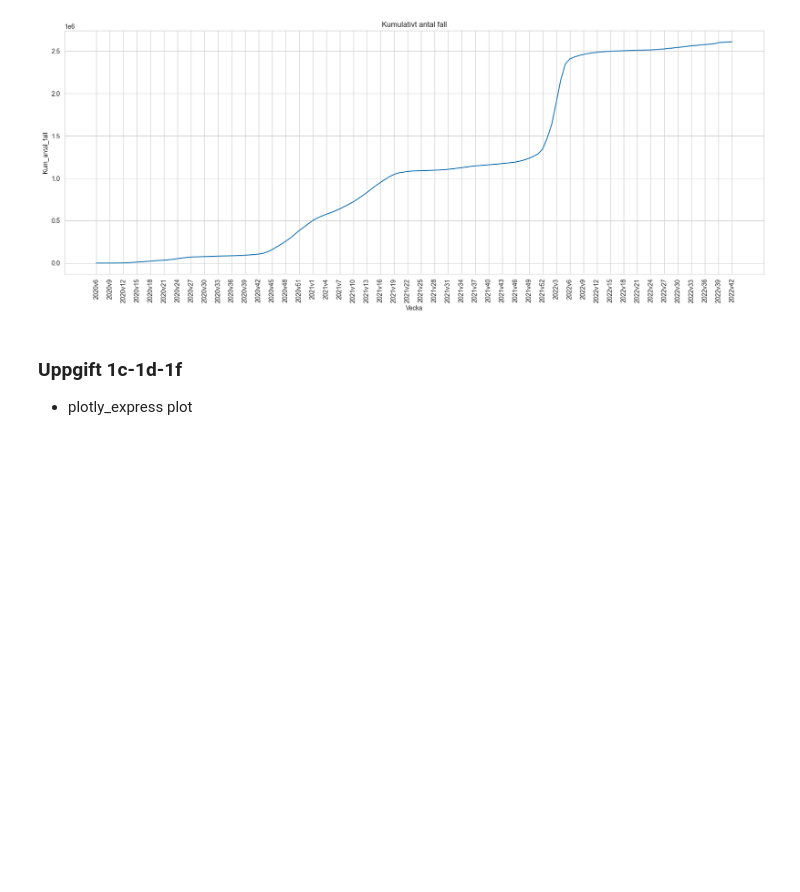
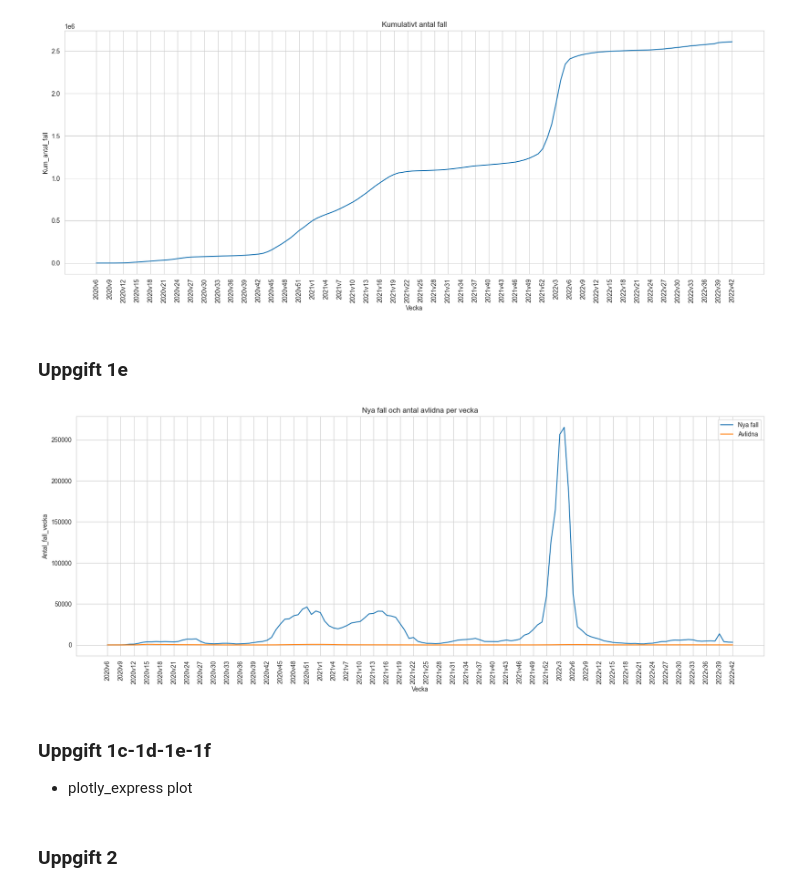
Before and after one commit to eliaselhaddad/Databehandling-Elias-El-Haddad, a Jupyter notebook: Labb_4/Labb_4.ipynb, the cells around one changed output. Saved outputs shown, nothing was run; the diff lists cells and outputs as text; code cells hidden in the pictures; blank space fills up the shorter version.

```diff
--- a/Labb_4/Labb_4.ipynb
+++ b/Labb_4/Labb_4.ipynb
@@ -137,8 +139,20 @@ seaborn_lineplot(df, "Vecka", "Kum_antal_fall", "Kumulativt antal fall")
 [figure]
 [figure]
 [figure]
+# %% [markdown]
+### Uppgift 1e
+# %%
+sns.set_style("whitegrid")
+plt.figure(figsize=(20, 7))
+plt.xticks(np.arange(0, 142, 3), rotation = 90)
+sns.lineplot(df, x="Vecka", y="Antal_fall_vecka", label="Nya fall")
+sns.lineplot(df, x="Vecka", y="Antal_avlidna_vecka", label="Avlidna")
+plt.title("Nya fall och antal avlidna per vecka")
+plt.savefig("./Visualiseringar/Nya fall och antal avlidna per vecka.png", facecolor="white", bbox_inches="tight")
+# %% [output]
+[figure, added]
 # %% [markdown]
-### Uppgift 1c-1d-1f
+### Uppgift 1c-1d-1e-1f
 - plotly_express plot
 # %%
 def plotly_express_lineplot(df, x, y, title):
@@ -152,0 +167,2 @@ plotly_express_lineplot(df, "Vecka", "Kum_antal_fall", "Kumulativt antal fall")
+# %% [markdown]
+### Uppgift 2
```
Also changed, not shown: parts of 2 cells of this notebook, 4 other files.
